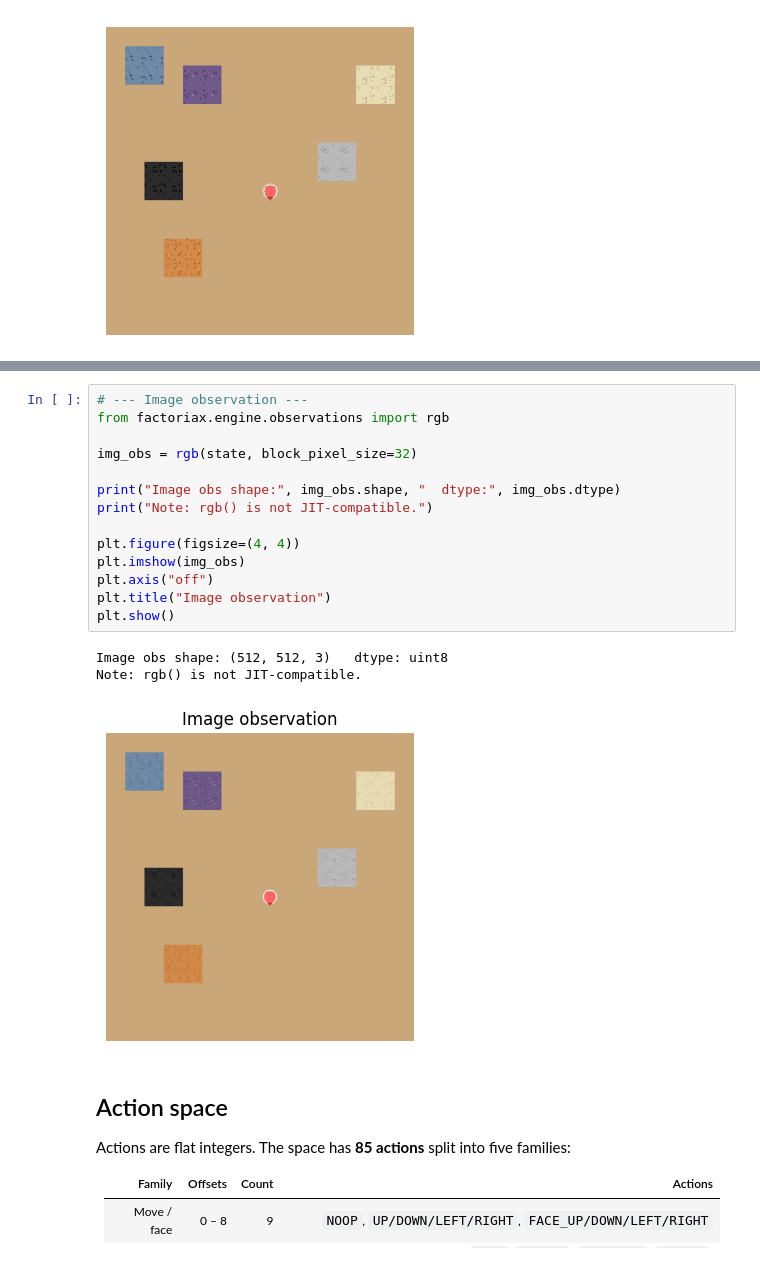
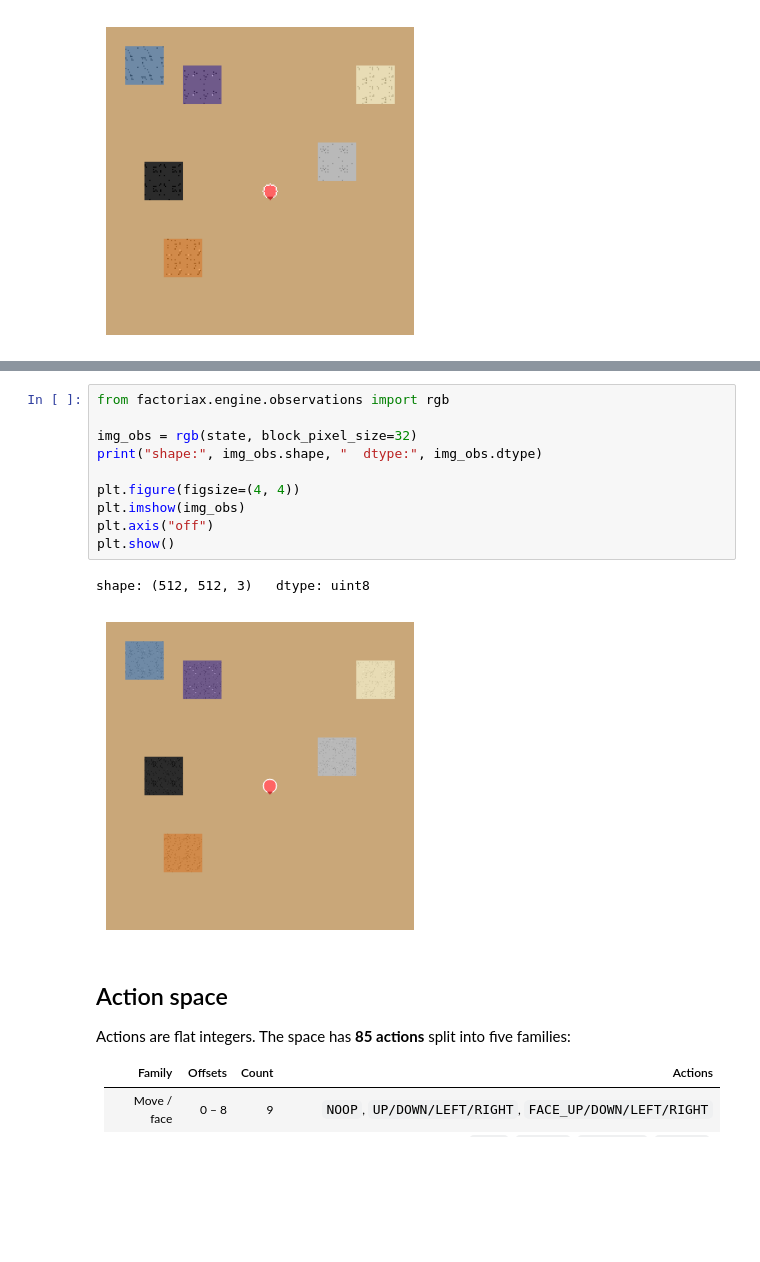
Before and after one commit to mickeybeurskens/factoriax, a Jupyter notebook: docs/guides/getting_started.ipynb, the cells around one changed output, grey strips where cells are left out. Cells and saved outputs as stored; diff of their text form; blank space fills up the shorter version.

```diff
--- a/docs/guides/getting_started.ipynb
+++ b/docs/guides/getting_started.ipynb
@@ -99,21 +63,16 @@ dtype: float32   range: [ 0.0 , 1.0 ]
 # %%
-# --- Image observation ---
 from factoriax.engine.observations import rgb
 
 img_obs = rgb(state, block_pixel_size=32)
-
-print("Image obs shape:", img_obs.shape, "  dtype:", img_obs.dtype)
-print("Note: rgb() is not JIT-compatible.")
+print("shape:", img_obs.shape, "  dtype:", img_obs.dtype)
 
 plt.figure(figsize=(4, 4))
 plt.imshow(img_obs)
 plt.axis("off")
-plt.title("Image observation")
 plt.show()
 # %% [output]
-Image obs shape: (512, 512, 3)   dtype: uint8
-Note: rgb() is not JIT-compatible.
+shape: (512, 512, 3)   dtype: uint8
-[figure, old version]
+[figure, new version]
 # %% [markdown]
 ## Action space
 
```
Also changed, not shown: parts of 18 cells of this notebook.
